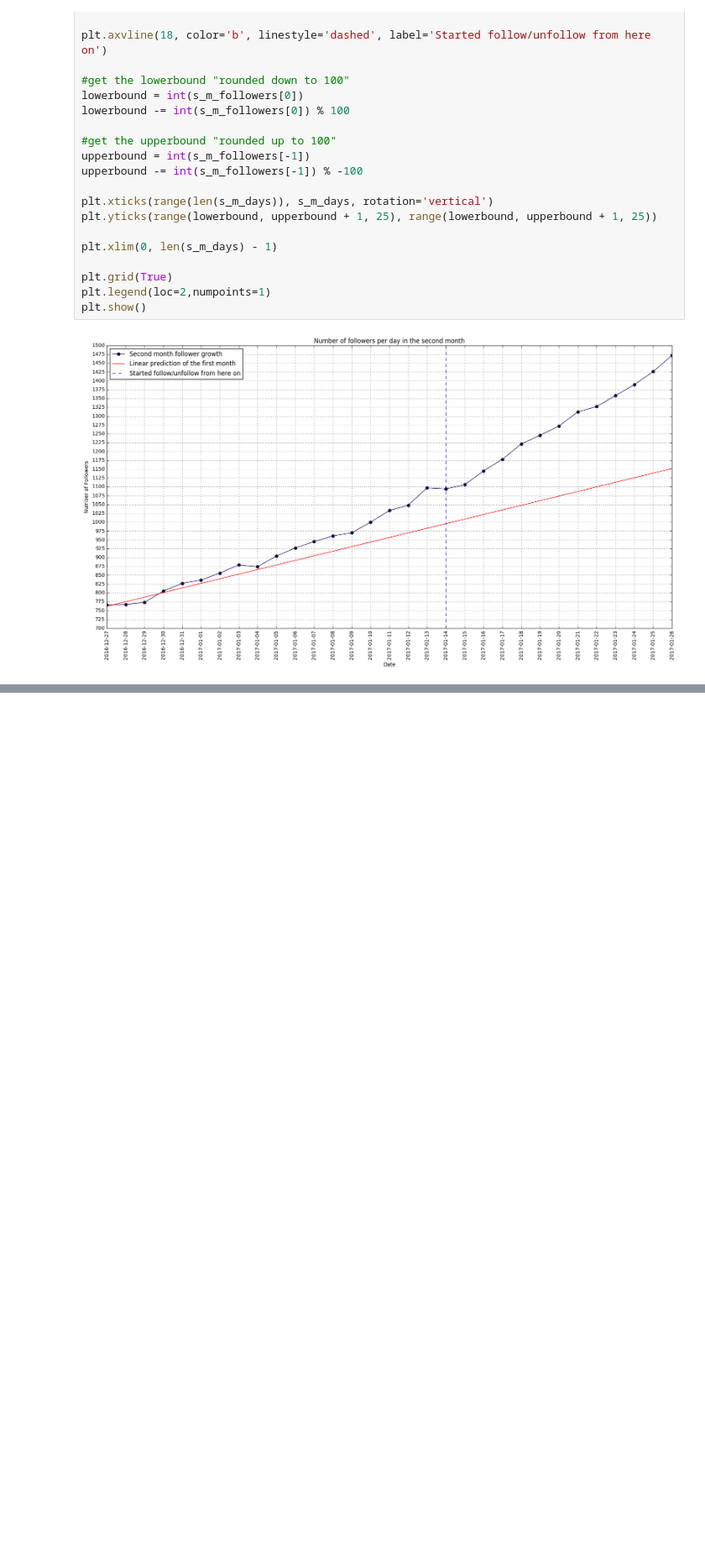
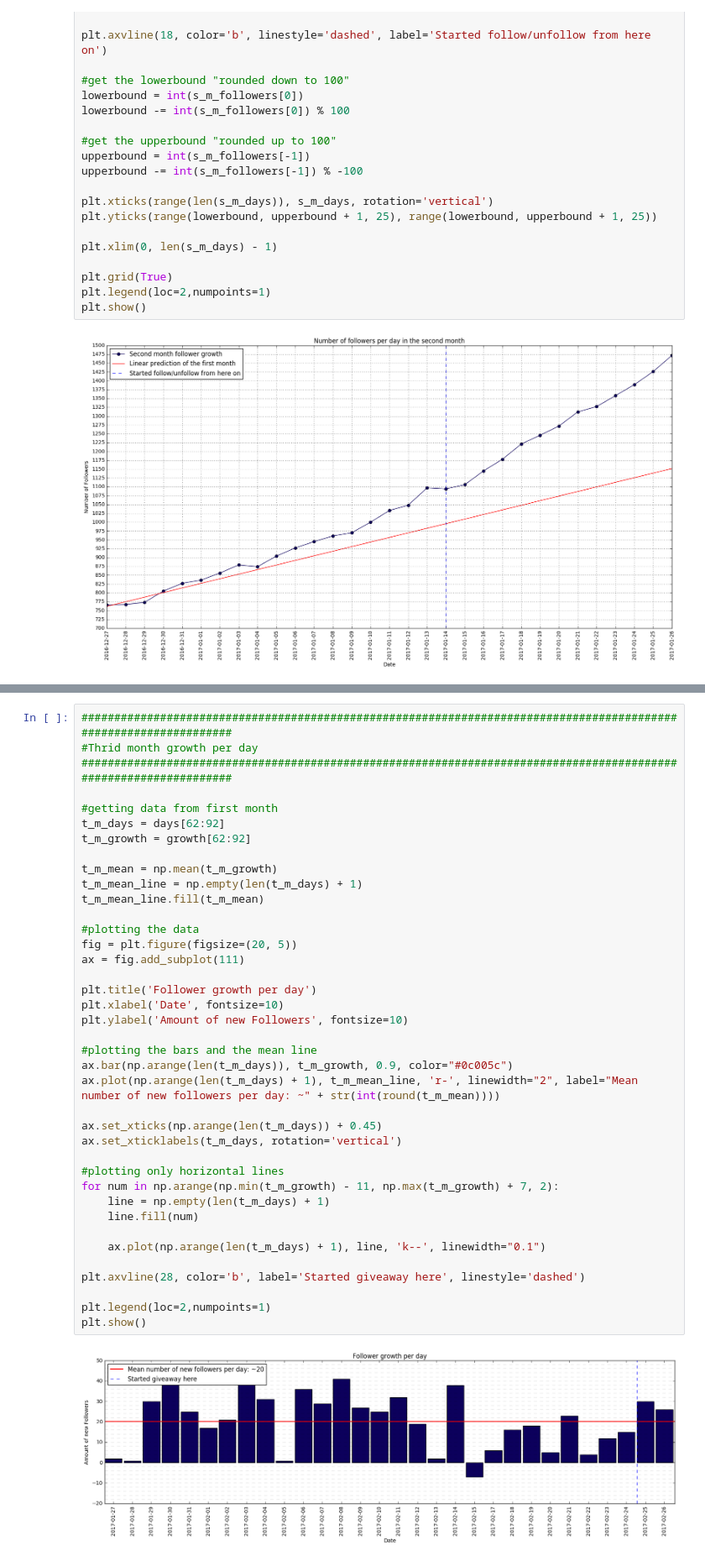
Before and after one commit to InstaPy/InstaPy, a Jupyter notebook: follow_num_plot/instapy.ipynb, the cells around one changed output, grey strips where cells are left out. Shown at 84% size. Saved outputs shown, nothing was run; the diff lists cells and outputs as text; blank space fills up the shorter version.

Commit message:
updated analysis with newest numbers

```diff
--- a/follow_num_plot/instapy.ipynb
+++ b/follow_num_plot/instapy.ipynb
@@ -640,3 +652,44 @@ plt.show()
+# %%
+##################################################################################################################
+#Thrid month growth per day
+##################################################################################################################
+
+#getting data from first month
+t_m_days = days[62:92]
+t_m_growth = growth[62:92]
+
+t_m_mean = np.mean(t_m_growth)
+t_m_mean_line = np.empty(len(t_m_days) + 1)
+t_m_mean_line.fill(t_m_mean)
+
+#plotting the data
+fig = plt.figure(figsize=(20, 5))
+ax = fig.add_subplot(111)
+
+plt.title('Follower growth per day')
+plt.xlabel('Date', fontsize=10)
+plt.ylabel('Amount of new Followers', fontsize=10)
+
+#plotting the bars and the mean line
+ax.bar(np.arange(len(t_m_days)), t_m_growth, 0.9, color="#0c005c")
+ax.plot(np.arange(len(t_m_days) + 1), t_m_mean_line, 'r-', linewidth="2", label="Mean number of new followers per day: ~" + str(int(round(t_m_mean))))
+
+ax.set_xticks(np.arange(len(t_m_days)) + 0.45)
+ax.set_xticklabels(t_m_days, rotation='vertical')
+
+#plotting only horizontal lines
+for num in np.arange(np.min(t_m_growth) - 11, np.max(t_m_growth) + 7, 2):
+    line = np.empty(len(t_m_days) + 1)
+    line.fill(num)
+
+    ax.plot(np.arange(len(t_m_days) + 1), line, 'k--', linewidth="0.1")
+
+plt.axvline(28, color='b', label='Started giveaway here', linestyle='dashed')
+
+plt.legend(loc=2,numpoints=1)
+plt.show()
+# %% [output]
+[figure, added]
 # %%
 pairs = {}
 
```
Also changed, not shown: parts of 9 cells of this notebook, 4 other files.
